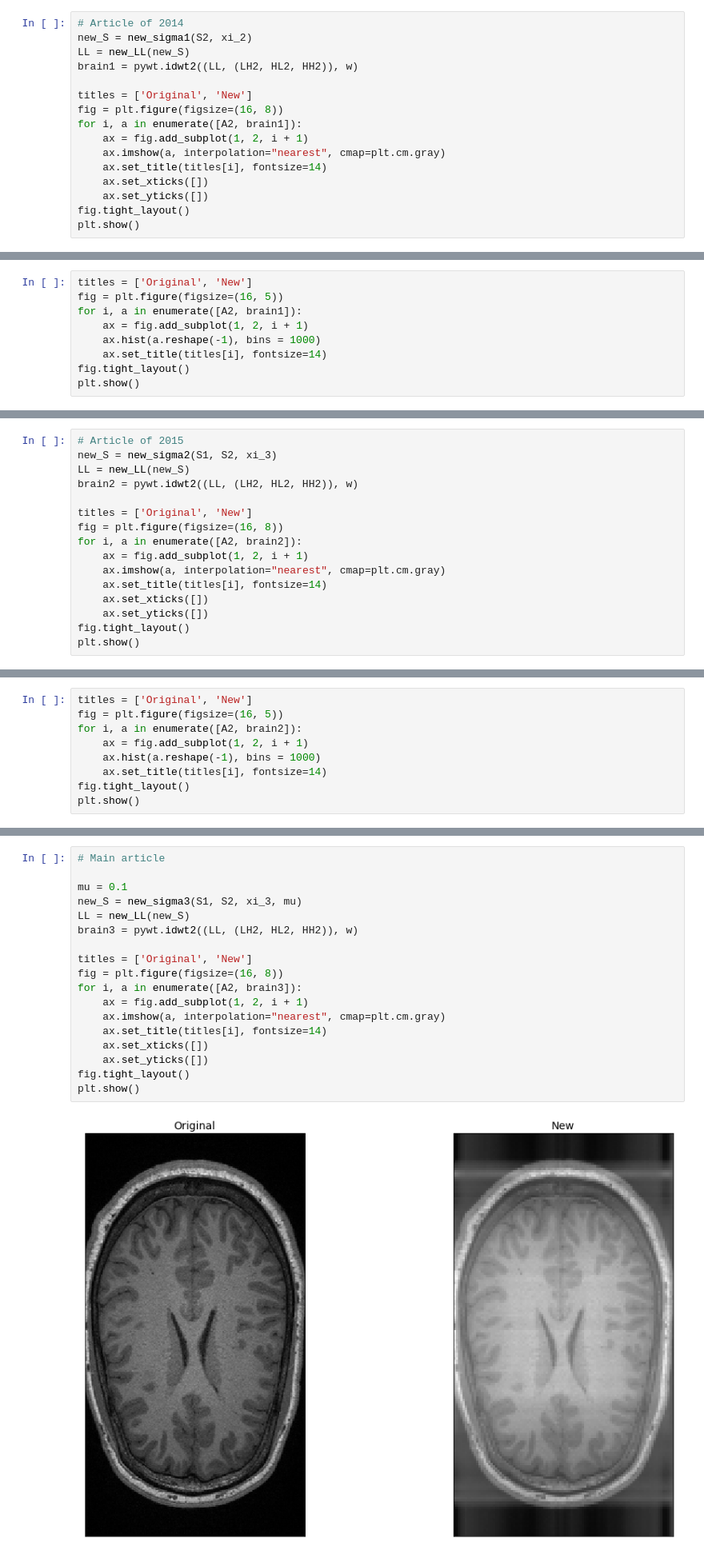
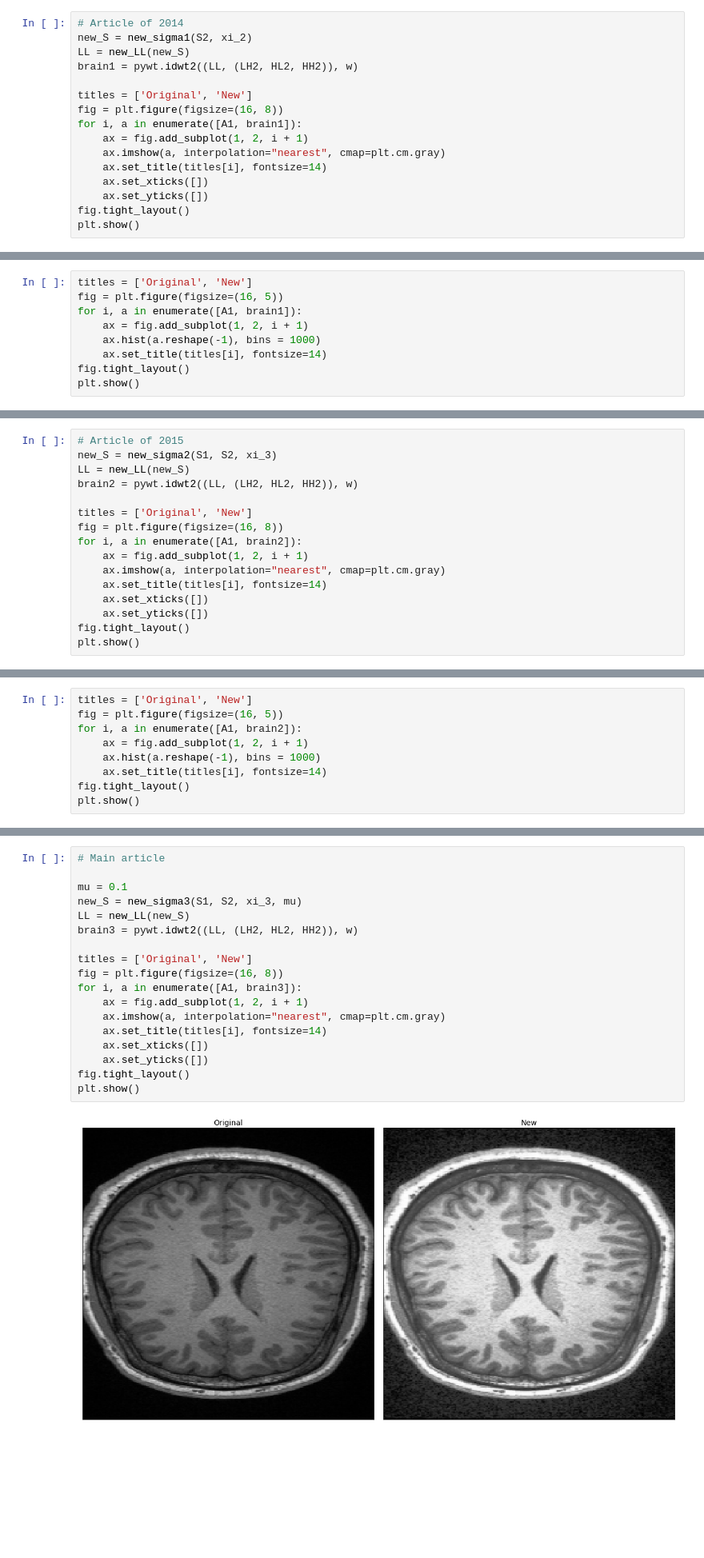
Before and after one commit to mrugnivenko/Skoltech-NLA-MRI, a Jupyter notebook: MRI-contrast.ipynb, the cells around one changed output, grey strips where cells are left out. Shown at 80% size. Cells and saved outputs as stored; diff of their text form; blank space fills up the shorter version.

```diff
--- a/MRI-contrast.ipynb
+++ b/MRI-contrast.ipynb
@@ -155,7 +162,7 @@ brain1 = pywt.idwt2((LL, (LH2, HL2, HH2)), w)
 
 titles = ['Original', 'New']
 fig = plt.figure(figsize=(16, 8))
-for i, a in enumerate([A2, brain1]):
+for i, a in enumerate([A1, brain1]):
     ax = fig.add_subplot(1, 2, i + 1)
     ax.imshow(a, interpolation="nearest", cmap=plt.cm.gray)
     ax.set_title(titles[i], fontsize=14)
@@ -168,7 +175,7 @@ plt.show()
 # %%
 titles = ['Original', 'New']
 fig = plt.figure(figsize=(16, 5))
-for i, a in enumerate([A2, brain1]):
+for i, a in enumerate([A1, brain1]):
     ax = fig.add_subplot(1, 2, i + 1)
     ax.hist(a.reshape(-1), bins = 1000)
     ax.set_title(titles[i], fontsize=14)
@@ -184,7 +191,7 @@ brain2 = pywt.idwt2((LL, (LH2, HL2, HH2)), w)
 
 titles = ['Original', 'New']
 fig = plt.figure(figsize=(16, 8))
-for i, a in enumerate([A2, brain2]):
+for i, a in enumerate([A1, brain2]):
     ax = fig.add_subplot(1, 2, i + 1)
     ax.imshow(a, interpolation="nearest", cmap=plt.cm.gray)
     ax.set_title(titles[i], fontsize=14)
@@ -197,7 +204,7 @@ plt.show()
 # %%
 titles = ['Original', 'New']
 fig = plt.figure(figsize=(16, 5))
-for i, a in enumerate([A2, brain2]):
+for i, a in enumerate([A1, brain2]):
     ax = fig.add_subplot(1, 2, i + 1)
     ax.hist(a.reshape(-1), bins = 1000)
     ax.set_title(titles[i], fontsize=14)
@@ -208,20 +215,20 @@ plt.show()
 # %%
 # Main article
 
 mu = 0.1
 new_S = new_sigma3(S1, S2, xi_3, mu)
 LL = new_LL(new_S)
 brain3 = pywt.idwt2((LL, (LH2, HL2, HH2)), w)
 
 titles = ['Original', 'New']
 fig = plt.figure(figsize=(16, 8))
-for i, a in enumerate([A2, brain3]):
+for i, a in enumerate([A1, brain3]):
     ax = fig.add_subplot(1, 2, i + 1)
     ax.imshow(a, interpolation="nearest", cmap=plt.cm.gray)
     ax.set_title(titles[i], fontsize=14)
     ax.set_xticks([])
     ax.set_yticks([])
 fig.tight_layout()
 plt.show()
 # %% [output]
-[figure, old version]
+[figure, new version]
```
Also changed, not shown: parts of 25 cells of this notebook, 2 other files.
